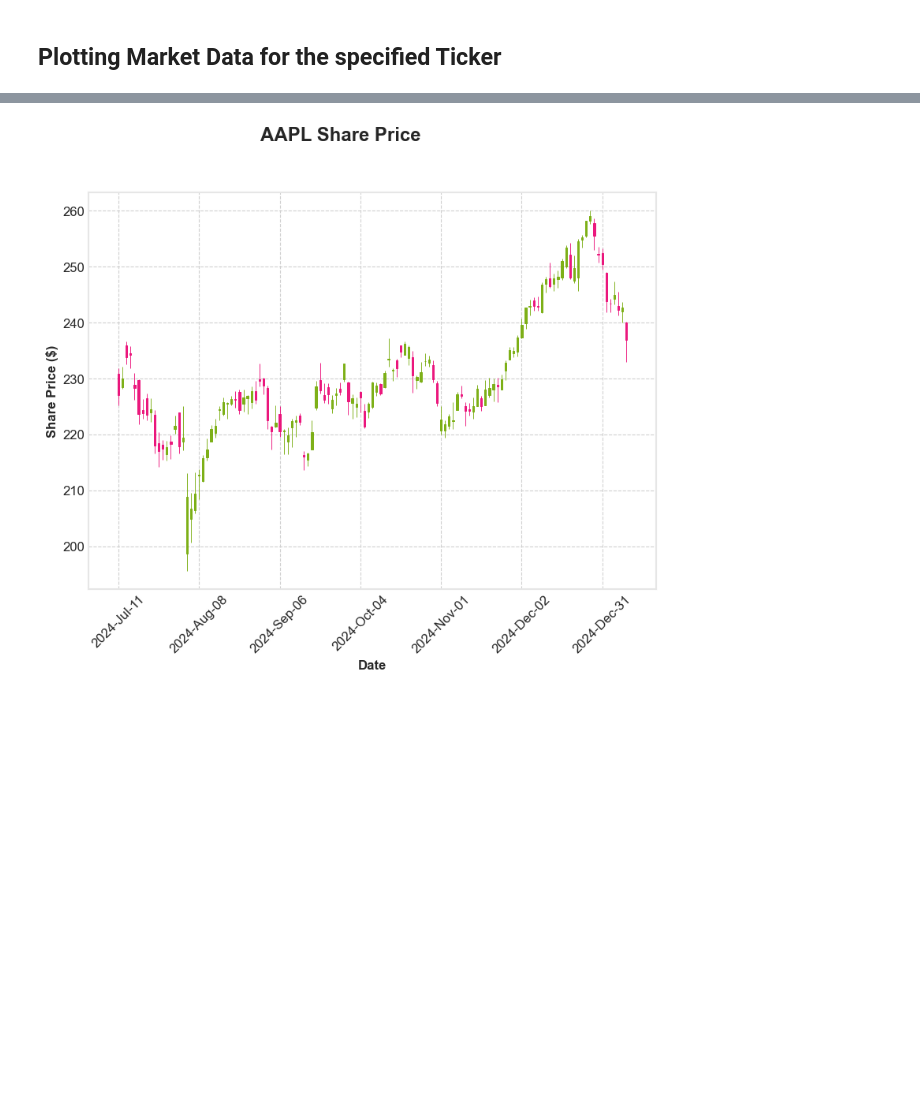
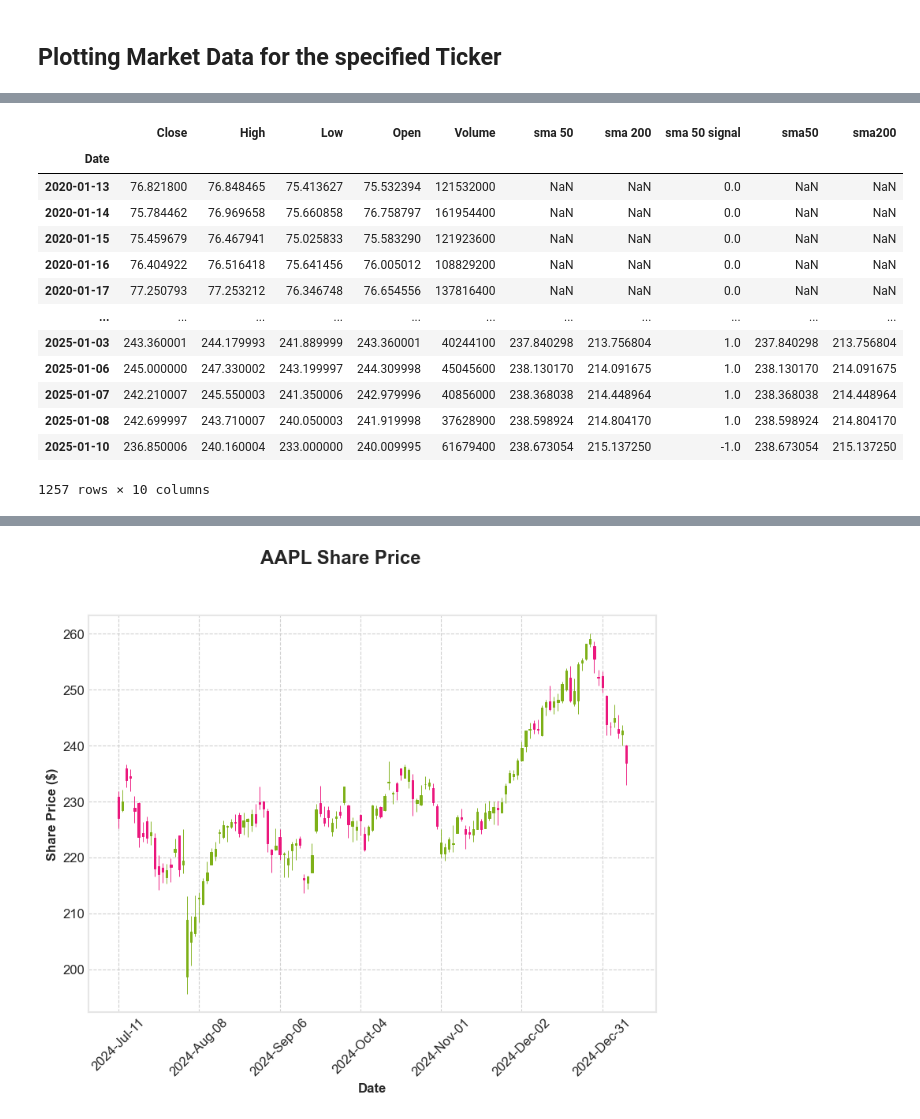
Before and after one commit to fdennehy/pfda-project, a Jupyter notebook: tech_analysis.ipynb, the cells around one changed output, grey strips where cells are left out. Drawn from its saved outputs; the diff is of its cells as text; code cells hidden in the pictures; blank space fills up the shorter version.

```diff
--- a/tech_analysis.ipynb
+++ b/tech_analysis.ipynb
@@ -113,0 +176,26 @@ ax.grid(True)
+# %%
+# Set time windoes for short and long simple moving averages (SMAs).
+short_window = 50
+long_window = 200
+
+# Add columns for the both SMAs to the Data Frame, using function created previously.
+market_data['sma' + str(short_window)] = calculate_sma(market_data['Close'], short_window)
+market_data['sma' + str(long_window)] = calculate_sma(market_data['Close'], long_window)
+
+# Check the Data Frame.
+market_data
+# %% [output]
+|  | Close | High | Low | Open | Volume | sma 50 | sma 200 | sma 50 signal | sma50 | sma200 |
+| Date |  |  |  |  |  |  |  |  |  |  |
+| 2020-01-13 | 76.821800 | 76.848465 | 75.413627 | 75.532394 | 121532000 | NaN | NaN | 0.0 | NaN | NaN |
+| 2020-01-14 | 75.784462 | 76.969658 | 75.660858 | 76.758797 | 161954400 | NaN | NaN | 0.0 | NaN | NaN |
+| 2020-01-15 | 75.459679 | 76.467941 | 75.025833 | 75.583290 | 121923600 | NaN | NaN | 0.0 | NaN | NaN |
+| 2020-01-16 | 76.404922 | 76.516418 | 75.641456 | 76.005012 | 108829200 | NaN | NaN | 0.0 | NaN | NaN |
+| 2020-01-17 | 77.250793 | 77.253212 | 76.346748 | 76.654556 | 137816400 | NaN | NaN | 0.0 | NaN | NaN |
+| ... | ... | ... | ... | ... | ... | ... | ... | ... | ... | ... |
+| 2025-01-03 | 243.360001 | 244.179993 | 241.889999 | 243.360001 | 40244100 | 237.840298 | 213.756804 | 1.0 | 237.840298 | 213.756804 |
+| 2025-01-06 | 245.000000 | 247.330002 | 243.199997 | 244.309998 | 45045600 | 238.130170 | 214.091675 | 1.0 | 238.130170 | 214.091675 |
+| 2025-01-07 | 242.210007 | 245.550003 | 241.350006 | 242.979996 | 40856000 | 238.368038 | 214.448964 | 1.0 | 238.368038 | 214.448964 |
+| 2025-01-08 | 242.699997 | 243.710007 | 240.050003 | 241.919998 | 37628900 | 238.598924 | 214.804170 | 1.0 | 238.598924 | 214.804170 |
+| 2025-01-10 | 236.850006 | 240.160004 | 233.000000 | 240.009995 | 61679400 | 238.673054 | 215.137250 | -1.0 | 238.673054 | 215.137250 |
+1257 rows × 10 columns
```
Also changed, not shown: parts of 23 cells of this notebook, 2 other files.
